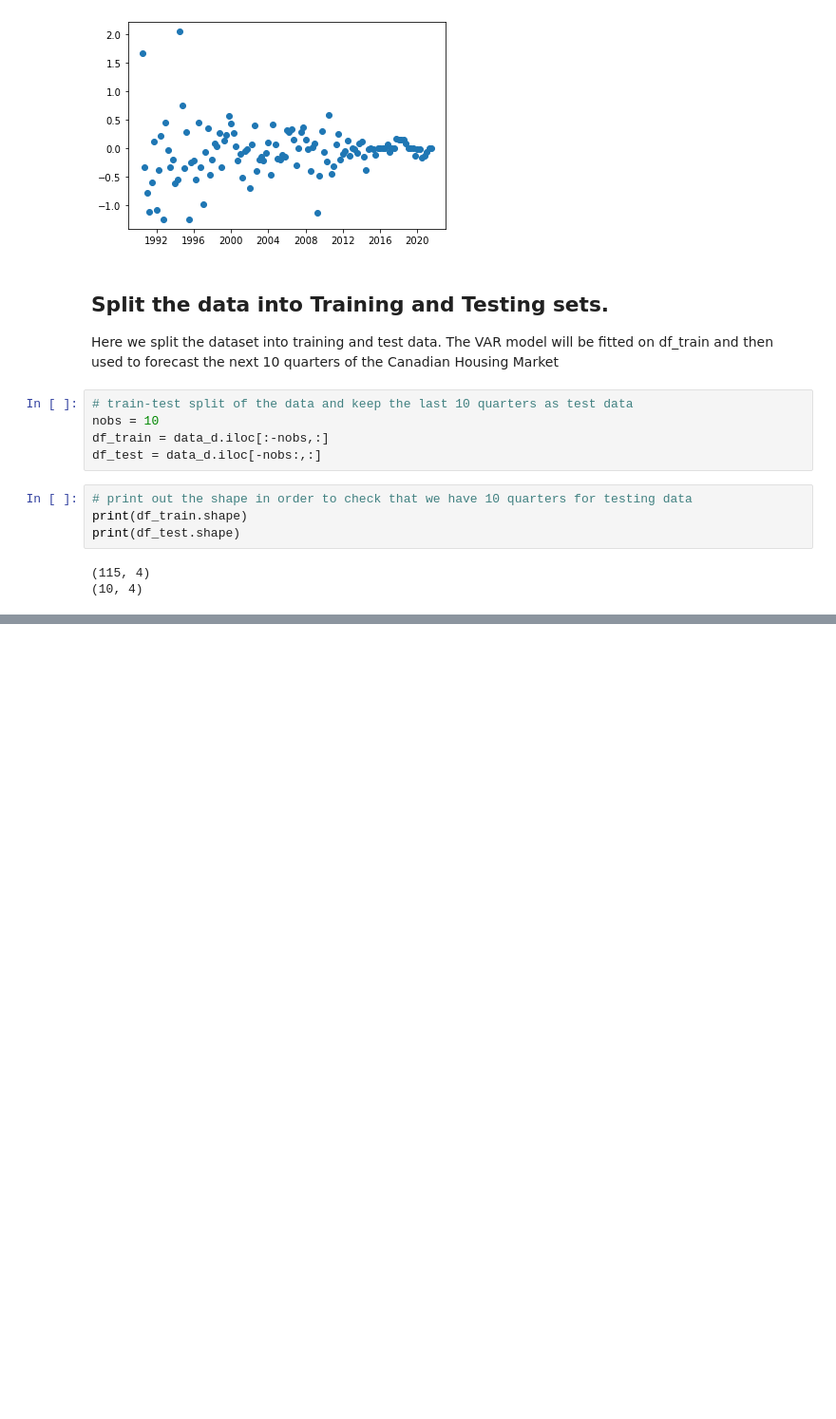
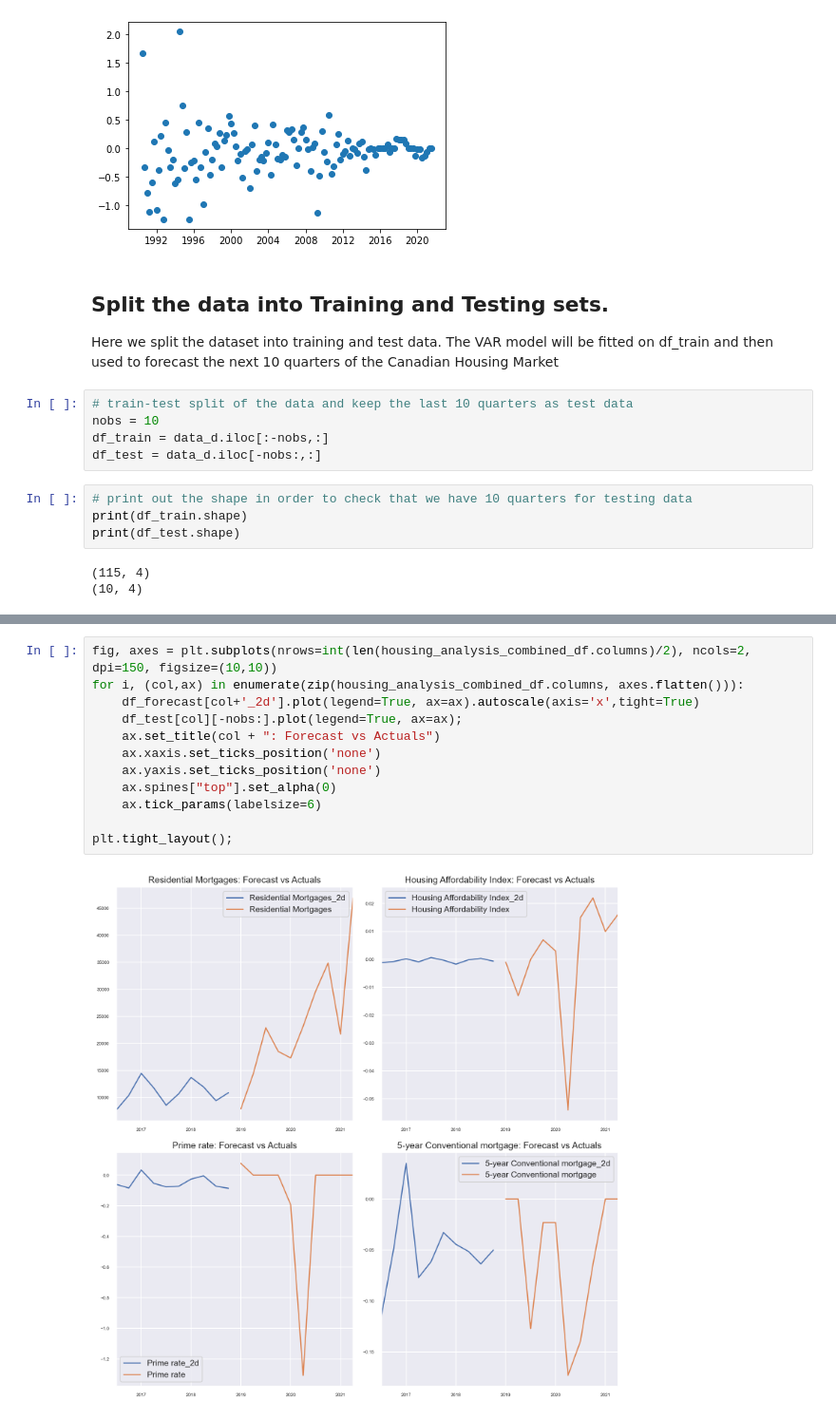
Before and after one commit to benjaminweymouth/Housing-Market-Forecasting-Time-Series-Analysis, a Jupyter notebook: Python Code/Qualitative_Multivariate Time Series.ipynb, the cells around one changed output, grey strips where cells are left out. Shown at 95% size. Saved outputs shown, nothing was run; the diff lists cells and outputs as text; blank space fills up the shorter version.

```diff
--- a/Python Code/Qualitative_Multivariate Time Series.ipynb
+++ b/Python Code/Qualitative_Multivariate Time Series.ipynb
@@ -731,0 +802,14 @@ results.plot()
+# %%
+fig, axes = plt.subplots(nrows=int(len(housing_analysis_combined_df.columns)/2), ncols=2, dpi=150, figsize=(10,10))
+for i, (col,ax) in enumerate(zip(housing_analysis_combined_df.columns, axes.flatten())):
+    df_forecast[col+'_2d'].plot(legend=True, ax=ax).autoscale(axis='x',tight=True)
+    df_test[col][-nobs:].plot(legend=True, ax=ax);
+    ax.set_title(col + ": Forecast vs Actuals")
+    ax.xaxis.set_ticks_position('none')
+    ax.yaxis.set_ticks_position('none')
+    ax.spines["top"].set_alpha(0)
+    ax.tick_params(labelsize=6)
+
+plt.tight_layout();
+# %% [output]
+[figure, added]
```
Also changed, not shown: parts of 17 cells of this notebook.
